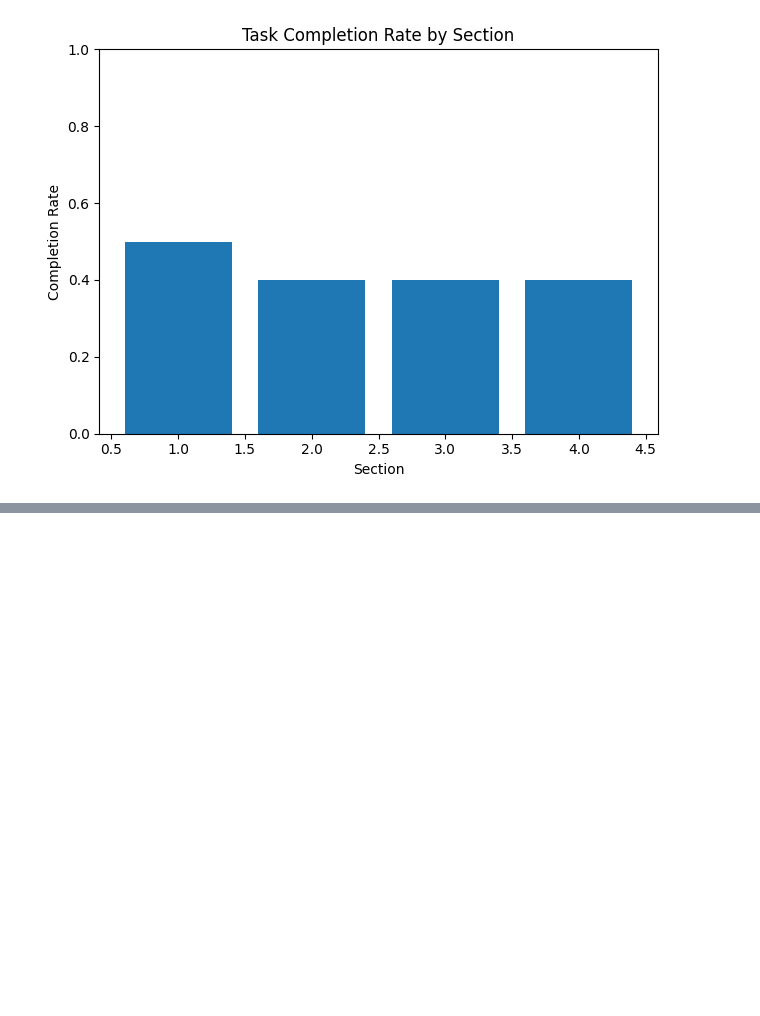
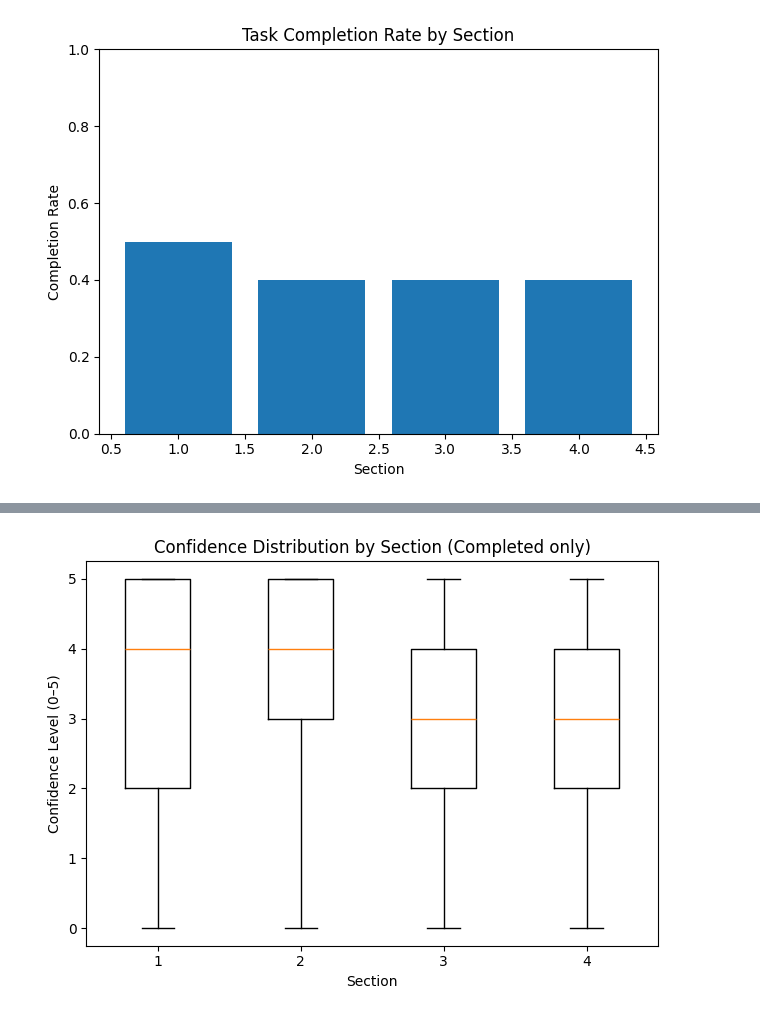
Before and after one commit to SaintHades/Simulation-coding-exercises-for-teaching-probability-theory, a Jupyter notebook: data/EDA.ipynb, the cells around one changed output, grey strips where cells are left out. Drawn from its saved outputs; the diff is of its cells as text; code cells hidden in the pictures; blank space fills up the shorter version.

```diff
--- a/data/EDA.ipynb
+++ b/data/EDA.ipynb
@@ -380,0 +385,14 @@ plt.show()
+# %%
+import pandas as pd
+import numpy as np
+import matplotlib.pyplot as plt
+
+df_assess = pd.read_csv("cleaned/final_assessment.csv")
+df_status = pd.read_csv("cleaned/status.csv")
+
+# keep only completed students
+df_status = df_status[df_status["completed"] == 1].copy()
+
+# merge assessment + section
+df_item = df_assess.merge(df_status[["id", "section"]], on="id", how="inner")
+print("df_item shape:", df_item.shape)
@@ -380,0 +463,15 @@ plt.show()
+# %%
+conf_nonmiss = long_sc.dropna(subset=["confidence"]).copy()
+sections = sorted(conf_nonmiss["section"].unique())
+
+data = [conf_nonmiss.loc[conf_nonmiss["section"] == sec, "confidence"] for sec in sections]
+
+plt.figure()
+plt.boxplot(data, labels=sections, showfliers=False)
+plt.xlabel("Section")
+plt.ylabel("Confidence Level (0–5)")
+plt.title("Confidence Distribution by Section (Completed only)")
+plt.tight_layout()
+plt.show()
+# %% [output]
+[figure, added]
```
Also changed, not shown: parts of 9 cells of this notebook.
